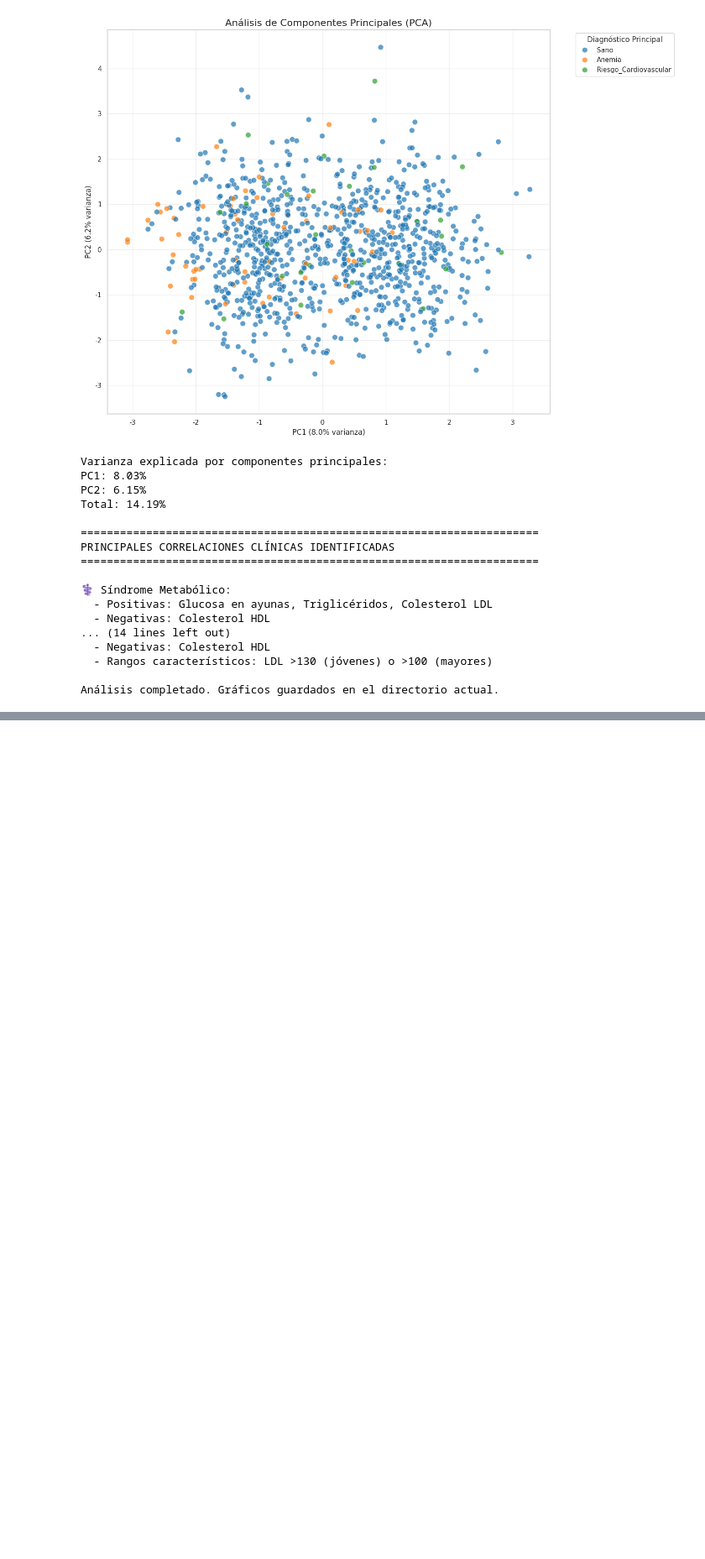
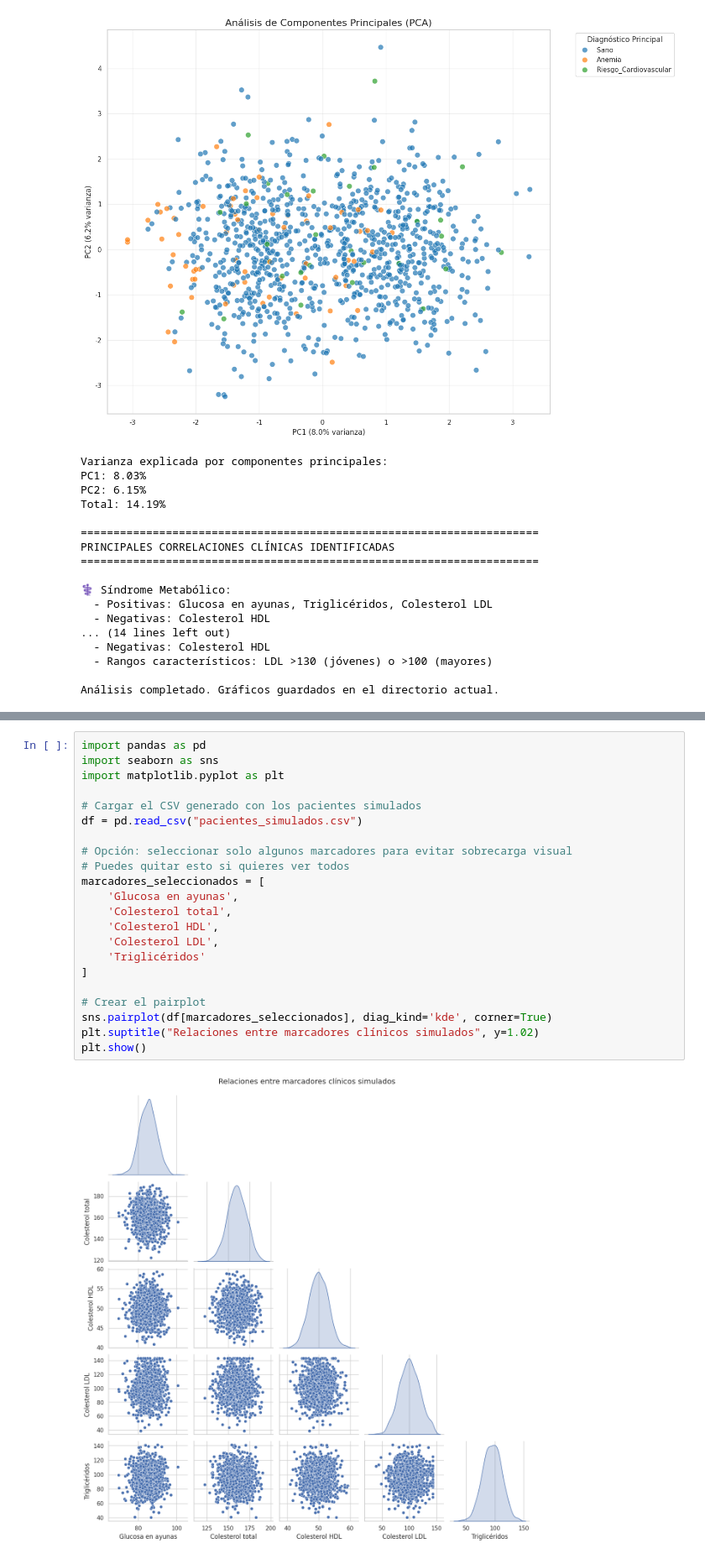
Before and after one commit to Fer448/python, a Jupyter notebook: simulacion_clinica.ipynb, the cells around one changed output, grey strips where cells are left out. Shown at 84% size. Saved outputs shown, nothing was run; the diff lists cells and outputs as text; blank space fills up the shorter version.

```diff
--- a/simulacion_clinica.ipynb
+++ b/simulacion_clinica.ipynb
@@ -359,0 +376,24 @@ Análisis completado. Gráficos guardados en el directorio actual.
+# %%
+import pandas as pd
+import seaborn as sns
+import matplotlib.pyplot as plt
+
+# Cargar el CSV generado con los pacientes simulados
+df = pd.read_csv("pacientes_simulados.csv")
+
+# Opción: seleccionar solo algunos marcadores para evitar sobrecarga visual
+# Puedes quitar esto si quieres ver todos
+marcadores_seleccionados = [
+    'Glucosa en ayunas',
+    'Colesterol total',
+    'Colesterol HDL',
+    'Colesterol LDL',
+    'Triglicéridos'
+]
+
+# Crear el pairplot
+sns.pairplot(df[marcadores_seleccionados], diag_kind='kde', corner=True)
+plt.suptitle("Relaciones entre marcadores clínicos simulados", y=1.02)
+plt.show()
+# %% [output]
+[figure, added]
```
Also changed, not shown: parts of 2 cells of this notebook.
